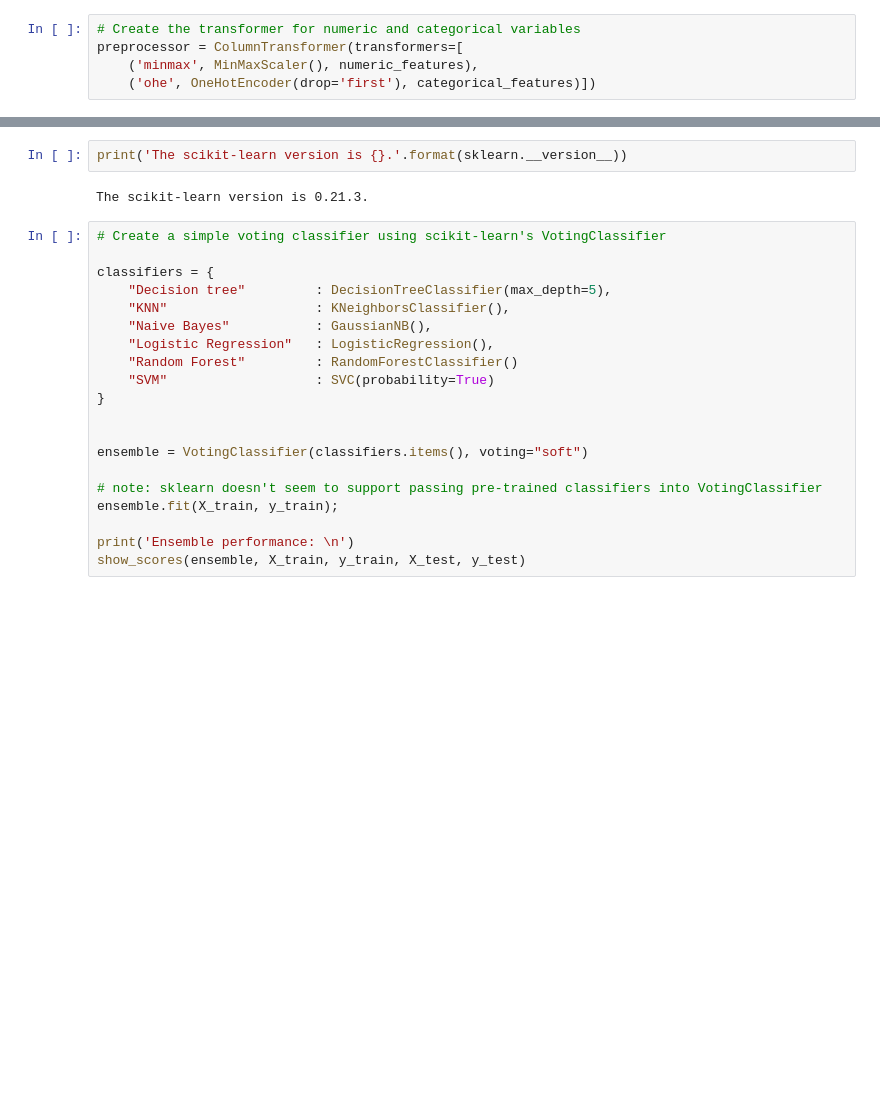
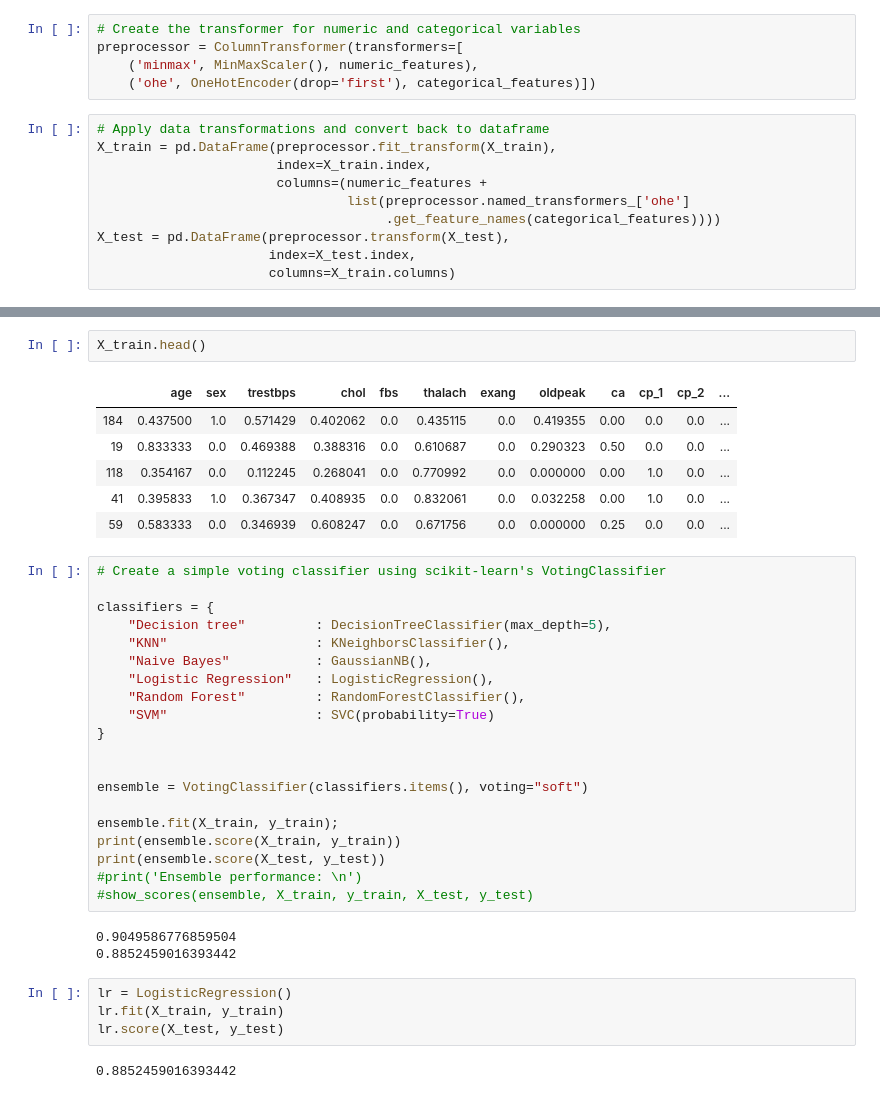
Before and after one commit to camadi/Heart-Disease-Prediction, a Jupyter notebook: Heart-Disease-Analysis.ipynb, the cells around one changed output, grey strips where cells are left out. Cells and saved outputs as stored; diff of their text form; blank space fills up the shorter version.

```diff
--- a/Heart-Disease-Analysis.ipynb
+++ b/Heart-Disease-Analysis.ipynb
@@ -175,6 +204,16 @@ categorical_features = ['cp', 'slope', 'thal', 'restecg']
 preprocessor = ColumnTransformer(transformers=[
     ('minmax', MinMaxScaler(), numeric_features),
     ('ohe', OneHotEncoder(drop='first'), categorical_features)])
+# %%
+# Apply data transformations and convert back to dataframe
+X_train = pd.DataFrame(preprocessor.fit_transform(X_train),
+                       index=X_train.index,
+                       columns=(numeric_features +
+                                list(preprocessor.named_transformers_['ohe']
+                                     .get_feature_names(categorical_features))))
+X_test = pd.DataFrame(preprocessor.transform(X_test),
+                      index=X_test.index,
+                      columns=X_train.columns)
 # %%
 (numeric_features +
                                 list(preprocessor.named_transformers_['ohe']
@@ -184,7 +241,12 @@ AttributeError: 'ColumnTransformer' object has no attribute 'transformers_'
-# %%
-print('The scikit-learn version is {}.'.format(sklearn.__version__))
-# %% [output]
-The scikit-learn version is 0.21.3.
+# %%
+X_train.head()
+# %% [output]
+|  | age | sex | trestbps | chol | fbs | thalach | exang | oldpeak | ca | cp_1 | cp_2 | ... |
+| 184 | 0.437500 | 1.0 | 0.571429 | 0.402062 | 0.0 | 0.435115 | 0.0 | 0.419355 | 0.00 | 0.0 | 0.0 | ... |
+| 19 | 0.833333 | 0.0 | 0.469388 | 0.388316 | 0.0 | 0.610687 | 0.0 | 0.290323 | 0.50 | 0.0 | 0.0 | ... |
+| 118 | 0.354167 | 0.0 | 0.112245 | 0.268041 | 0.0 | 0.770992 | 0.0 | 0.000000 | 0.00 | 1.0 | 0.0 | ... |
+| 41 | 0.395833 | 1.0 | 0.367347 | 0.408935 | 0.0 | 0.832061 | 0.0 | 0.032258 | 0.00 | 1.0 | 0.0 | ... |
+| 59 | 0.583333 | 0.0 | 0.346939 | 0.608247 | 0.0 | 0.671756 | 0.0 | 0.000000 | 0.25 | 0.0 | 0.0 | ... |
 # %%
 # Create a simple voting classifier using scikit-learn's VotingClassifier
 
@@ -193,15 +255,24 @@ classifiers = {
     "KNN"                   : KNeighborsClassifier(),
     "Naive Bayes"           : GaussianNB(),
     "Logistic Regression"   : LogisticRegression(),
-    "Random Forest"         : RandomForestClassifier()
+    "Random Forest"         : RandomForestClassifier(),
     "SVM"                   : SVC(probability=True)
 }
 
 
 ensemble = VotingClassifier(classifiers.items(), voting="soft")
 
-# note: sklearn doesn't seem to support passing pre-trained classifiers into VotingClassifier
 ensemble.fit(X_train, y_train);
-
-print('Ensemble performance: \n')
-show_scores(ensemble, X_train, y_train, X_test, y_test)
+print(ensemble.score(X_train, y_train))
+print(ensemble.score(X_test, y_test))
+#print('Ensemble performance: \n')
+#show_scores(ensemble, X_train, y_train, X_test, y_test)
+# %% [output]
+0.9049586776859504
+0.8852459016393442
+# %%
+lr = LogisticRegression()
+lr.fit(X_train, y_train)
+lr.score(X_test, y_test)
+# %% [output]
+0.8852459016393442
```
Also changed, not shown: parts of 6 cells of this notebook.
